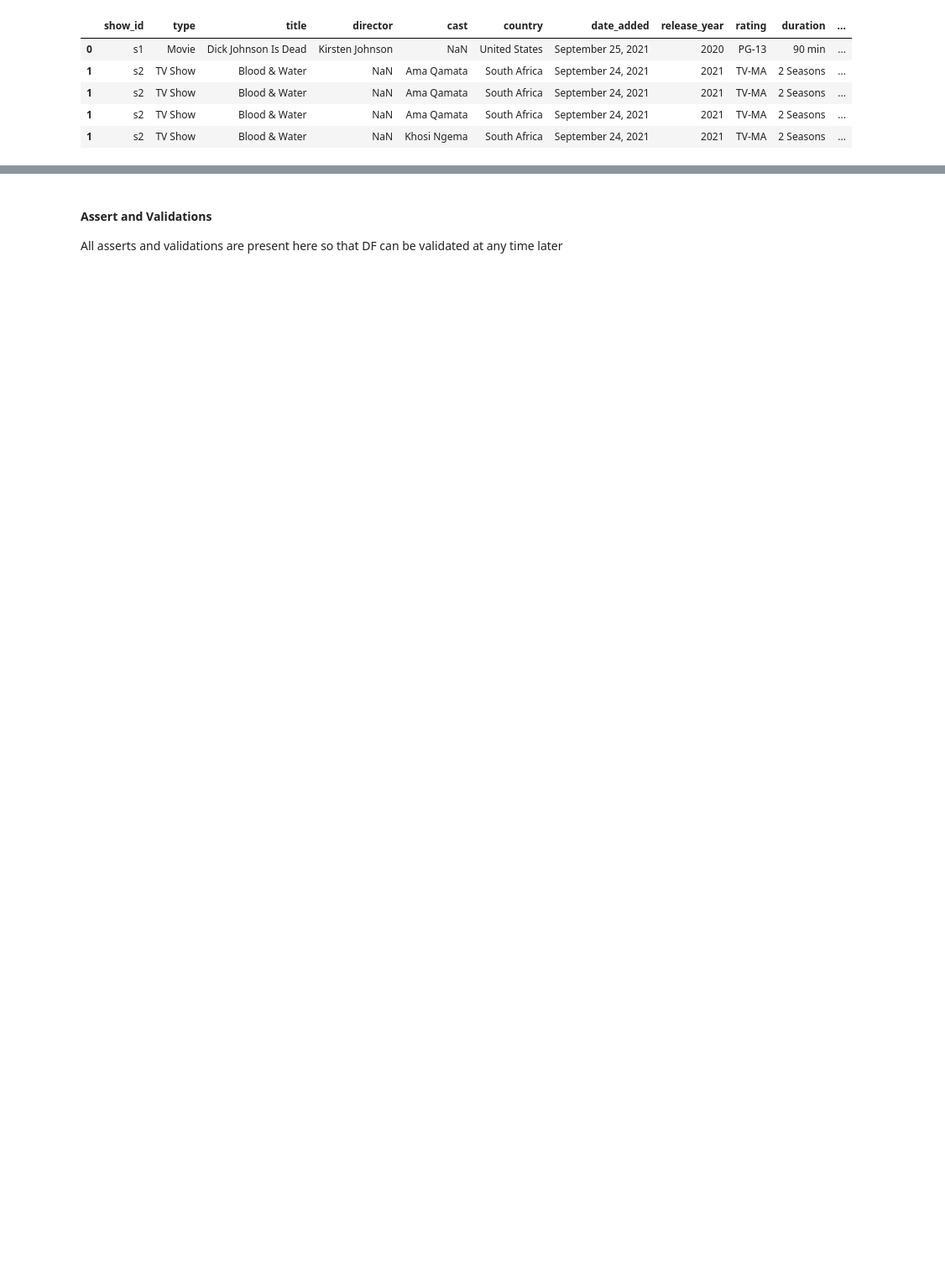
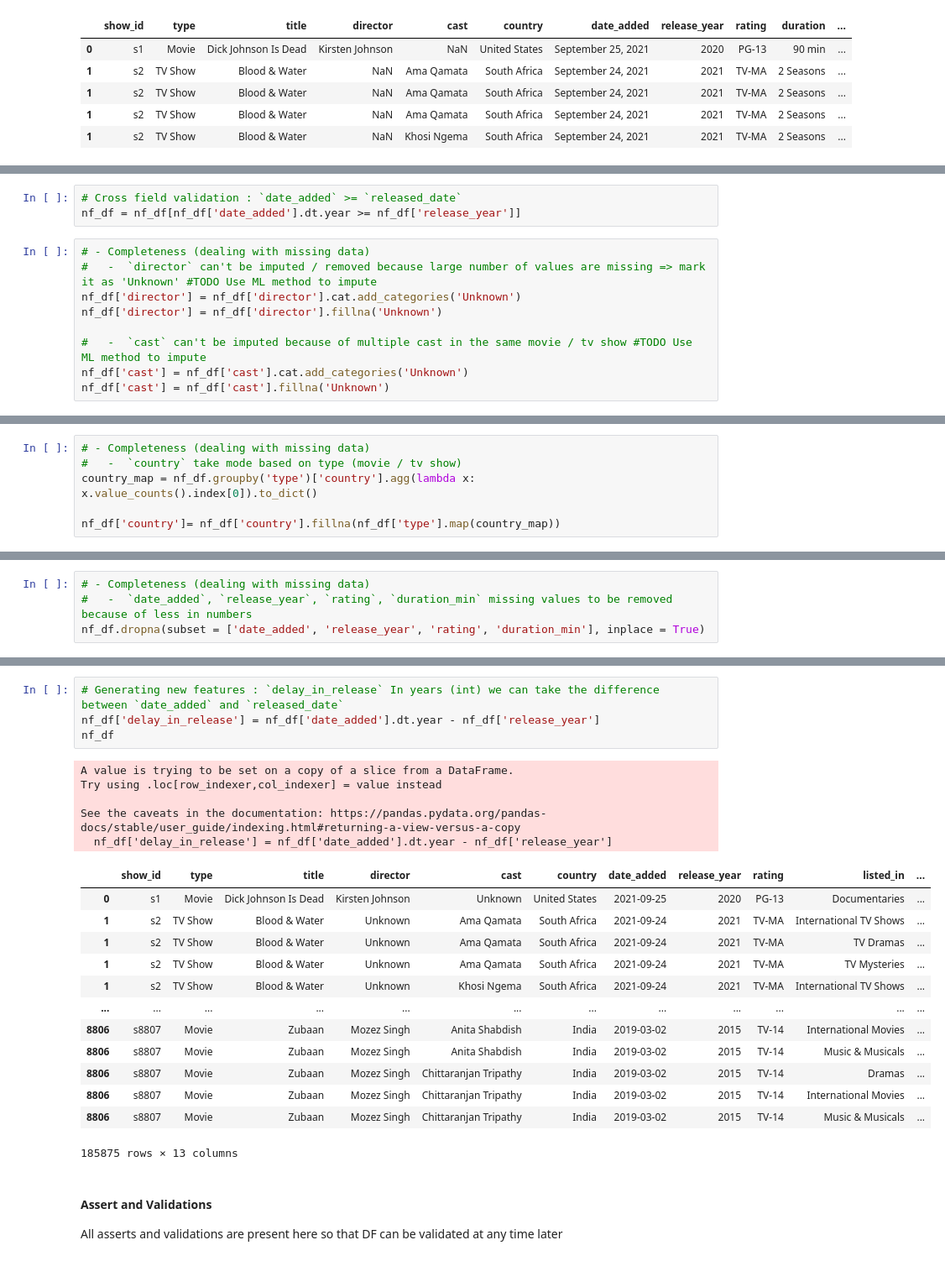
Before and after one commit to jyothisable/netflix, a Jupyter notebook: EDA.ipynb, the cells around one changed output, grey strips where cells are left out. Shown: that part at 84% size. Saved outputs shown, nothing was run; the diff lists cells and outputs as text; blank space fills up the shorter version.

Commit message:
data cleaning done

```diff
--- a/EDA.ipynb
+++ b/EDA.ipynb
@@ -285,0 +319,12 @@ netflix_df1.drop_duplicates(inplace = True)
+# %%
+# Cross field validation : `date_added` >= `released_date`
+nf_df = nf_df[nf_df['date_added'].dt.year >= nf_df['release_year']]
+# %%
+# - Completeness (dealing with missing data)
+#   -  `director` can't be imputed / removed because large number of values are missing => mark it as 'Unknown' #TODO Use ML method to impute
+nf_df['director'] = nf_df['director'].cat.add_categories('Unknown')
+nf_df['director'] = nf_df['director'].fillna('Unknown')
+
+#   -  `cast` can't be imputed because of multiple cast in the same movie / tv show #TODO Use ML method to impute
+nf_df['cast'] = nf_df['cast'].cat.add_categories('Unknown')
+nf_df['cast'] = nf_df['cast'].fillna('Unknown')
@@ -285,0 +352,6 @@ netflix_df1.drop_duplicates(inplace = True)
+# %%
+# - Completeness (dealing with missing data)
+#   -  `country` take mode based on type (movie / tv show)
+country_map = nf_df.groupby('type')['country'].agg(lambda x: x.value_counts().index[0]).to_dict()
+
+nf_df['country']= nf_df['country'].fillna(nf_df['type'].map(country_map))
@@ -285,0 +364,4 @@ netflix_df1.drop_duplicates(inplace = True)
+# %%
+# - Completeness (dealing with missing data)
+#   -  `date_added`, `release_year`, `rating`, `duration_min` missing values to be removed because of less in numbers
+nf_df.dropna(subset = ['date_added', 'release_year', 'rating', 'duration_min'], inplace = True)
@@ -286,3 +373,26 @@ netflix_df1.drop_duplicates(inplace = True)
+# %%
+# Generating new features : `delay_in_release` In years (int) we can take the difference between `date_added` and `released_date`
+nf_df['delay_in_release'] = nf_df['date_added'].dt.year - nf_df['release_year']
+nf_df
+# %% [output]
+A value is trying to be set on a copy of a slice from a DataFrame.
+Try using .loc[row_indexer,col_indexer] = value instead
+
+See the caveats in the documentation: https://pandas.pydata.org/pandas-docs/stable/user_guide/indexing.html#returning-a-view-versus-a-copy
+  nf_df['delay_in_release'] = nf_df['date_added'].dt.year - nf_df['release_year']
+|  | show_id | type | title | director | cast | country | date_added | release_year | rating | listed_in | ... |
+| 0 | s1 | Movie | Dick Johnson Is Dead | Kirsten Johnson | Unknown | United States | 2021-09-25 | 2020 | PG-13 | Documentaries | ... |
+| 1 | s2 | TV Show | Blood & Water | Unknown | Ama Qamata | South Africa | 2021-09-24 | 2021 | TV-MA | International TV Shows | ... |
+| 1 | s2 | TV Show | Blood & Water | Unknown | Ama Qamata | South Africa | 2021-09-24 | 2021 | TV-MA | TV Dramas | ... |
+| 1 | s2 | TV Show | Blood & Water | Unknown | Ama Qamata | South Africa | 2021-09-24 | 2021 | TV-MA | TV Mysteries | ... |
+| 1 | s2 | TV Show | Blood & Water | Unknown | Khosi Ngema | South Africa | 2021-09-24 | 2021 | TV-MA | International TV Shows | ... |
+| ... | ... | ... | ... | ... | ... | ... | ... | ... | ... | ... | ... |
+| 8806 | s8807 | Movie | Zubaan | Mozez Singh | Anita Shabdish | India | 2019-03-02 | 2015 | TV-14 | International Movies | ... |
+| 8806 | s8807 | Movie | Zubaan | Mozez Singh | Anita Shabdish | India | 2019-03-02 | 2015 | TV-14 | Music & Musicals | ... |
+| 8806 | s8807 | Movie | Zubaan | Mozez Singh | Chittaranjan Tripathy | India | 2019-03-02 | 2015 | TV-14 | Dramas | ... |
+| 8806 | s8807 | Movie | Zubaan | Mozez Singh | Chittaranjan Tripathy | India | 2019-03-02 | 2015 | TV-14 | International Movies | ... |
+| 8806 | s8807 | Movie | Zubaan | Mozez Singh | Chittaranjan Tripathy | India | 2019-03-02 | 2015 | TV-14 | Music & Musicals | ... |
+185875 rows × 13 columns
 # %% [markdown]
 #### Assert and Validations
 All asserts and validations are present here so that DF can be validated at any time later
```
Also changed, not shown: parts of 13 cells of this notebook.
